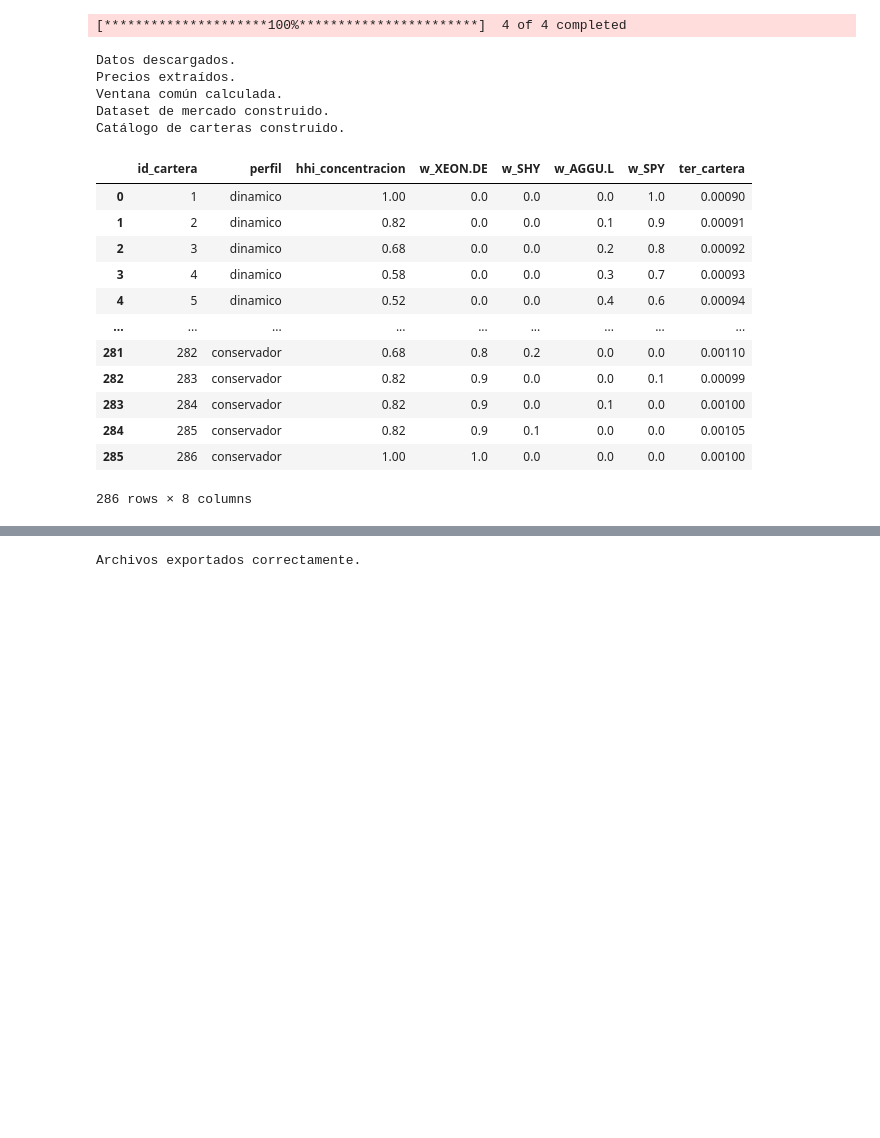
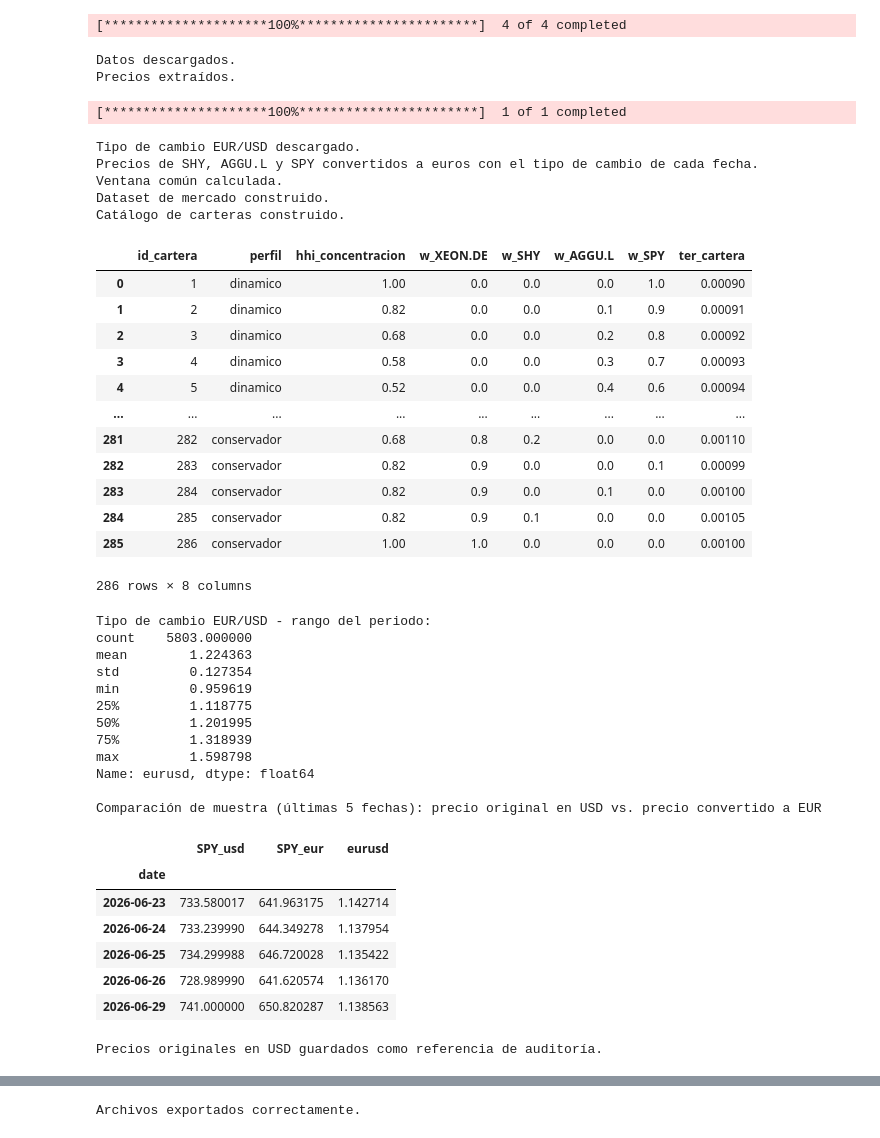
Before and after one commit to Andres-Ruiz/optimizacion-carteras-pignoracion-ml, a Jupyter notebook: 1_extraccion_datos.ipynb, the cells around one changed output, grey strips where cells are left out. Saved outputs shown, nothing was run; the diff lists cells and outputs as text; code cells hidden in the pictures; blank space fills up the shorter version.

```diff
--- a/1_extraccion_datos.ipynb
+++ b/1_extraccion_datos.ipynb
@@ -227,6 +272,14 @@ print("Datos descargados.")
 precios = extraer_adj_close(df_raw, NOMBRE_ACTIVOS)
 print("Precios extraídos.")
 
+precios_usd_originales = precios[TICKERS_USD].copy()
+
+fx_eurusd = descargar_tipo_cambio(FX_TICKER, START_DATE, END_DATE, INTERVAL)
+print("Tipo de cambio EUR/USD descargado.")
+
+precios, fx_alineado = convertir_precios_a_eur(precios, TICKERS_USD, fx_eurusd)
+print("Precios de SHY, AGGU.L y SPY convertidos a euros con el tipo de cambio de cada fecha.")
+
 precios_limpios, df_resumen, fecha_inicio, fecha_fin = limpiar_ventana_comun(precios)
 print("Ventana común calculada.")
 
@@ -240,9 +293,12 @@ catalogo_carteras
 [*********************100%***********************]  4 of 4 completed
 Datos descargados.
 Precios extraídos.
-Ventana común calculada.
-Dataset de mercado construido.
-Catálogo de carteras construido.
+[*********************100%***********************]  1 of 1 completed
+Tipo de cambio EUR/USD descargado.
+Precios de SHY, AGGU.L y SPY convertidos a euros con el tipo de cambio de cada fecha.
+Ventana común calculada.
+Dataset de mercado construido.
+Catálogo de carteras construido.
 |  | id_cartera | perfil | hhi_concentracion | w_XEON.DE | w_SHY | w_AGGU.L | w_SPY | ter_cartera |
 | 0 | 1 | dinamico | 1.00 | 0.0 | 0.0 | 0.0 | 1.0 | 0.00090 |
 | 1 | 2 | dinamico | 0.82 | 0.0 | 0.0 | 0.1 | 0.9 | 0.00091 |
@@ -255,7 +311,50 @@ Catálogo de carteras construido.
 | 283 | 284 | conservador | 0.82 | 0.9 | 0.0 | 0.1 | 0.0 | 0.00100 |
 | 284 | 285 | conservador | 0.82 | 0.9 | 0.1 | 0.0 | 0.0 | 0.00105 |
 | 285 | 286 | conservador | 1.00 | 1.0 | 0.0 | 0.0 | 0.0 | 0.00100 |
-286 rows × 8 columns
+286 rows × 8 columns
+# %%
+# ============================================================
+# 5b. Validación de la conversión de divisas
+# ============================================================
+
+print("Tipo de cambio EUR/USD - rango del periodo:")
+print(fx_alineado.describe())
+
+print("\nComparación de muestra (últimas 5 fechas): precio original en USD vs. precio convertido a EUR")
+comparacion = pd.DataFrame({
+    "SPY_usd": precios_usd_originales["SPY"],
+    "SPY_eur": precios["SPY"],
+    "eurusd": fx_alineado
+}).dropna().tail(5)
+display(comparacion)
+
+precios_usd_originales.reset_index().to_parquet(
+    "data/entradas/precios_usd_originales_referencia.parquet",
+    compression="snappy",
+    index=False
+)
+print("\nPrecios originales en USD guardados como referencia de auditoría.")
+# %% [output]
+Tipo de cambio EUR/USD - rango del periodo:
+count    5803.000000
+mean        1.224363
+std         0.127354
+min         0.959619
+25%         1.118775
+50%         1.201995
+75%         1.318939
+max         1.598798
+Name: eurusd, dtype: float64
+
+Comparación de muestra (últimas 5 fechas): precio original en USD vs. precio convertido a EUR
+|  | SPY_usd | SPY_eur | eurusd |
+| date |  |  |  |
+| 2026-06-23 | 733.580017 | 641.963175 | 1.142714 |
+| 2026-06-24 | 733.239990 | 644.349278 | 1.137954 |
+| 2026-06-25 | 734.299988 | 646.720028 | 1.135422 |
+| 2026-06-26 | 728.989990 | 641.620574 | 1.136170 |
+| 2026-06-29 | 741.000000 | 650.820287 | 1.138563 |
+Precios originales en USD guardados como referencia de auditoría.
 # %%
 # ============================================================
 # 6. Validaciones
```
Also changed, not shown: parts of 9 cells of this notebook, 35 other files.
